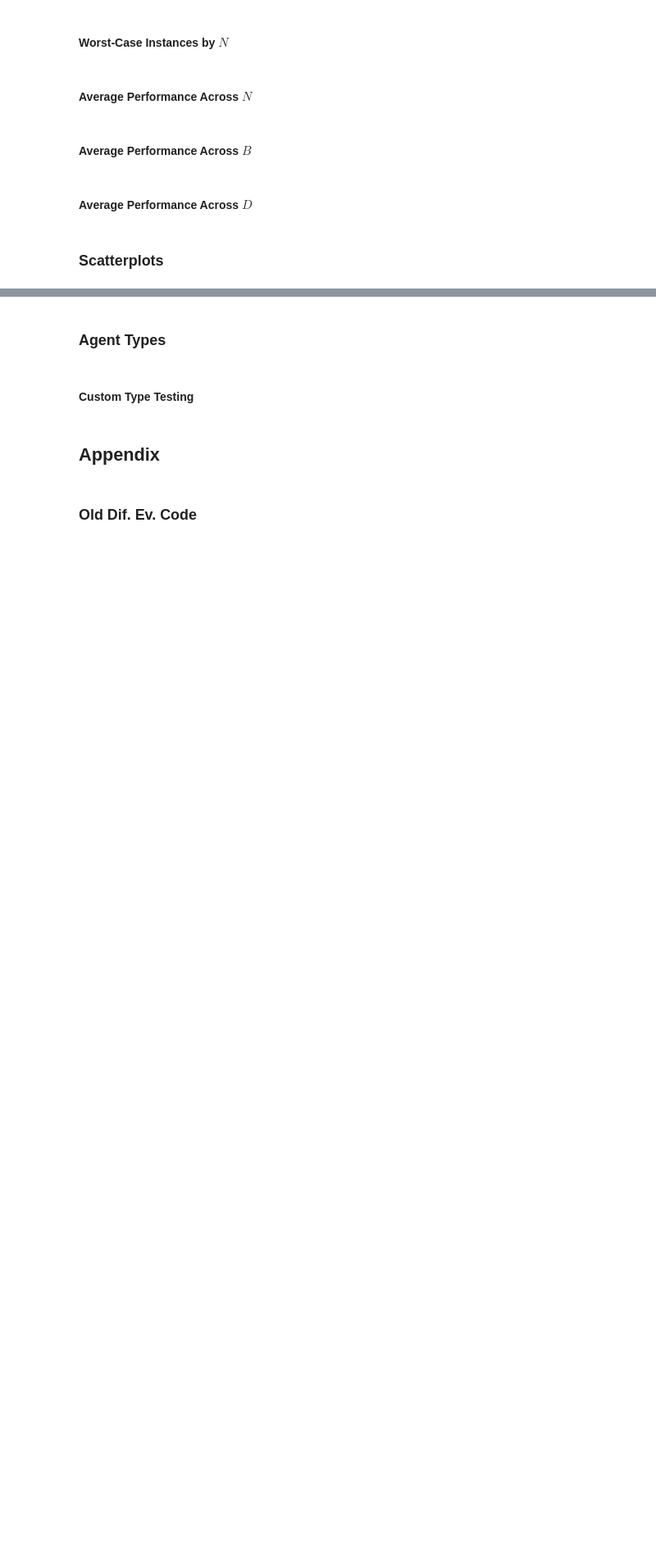
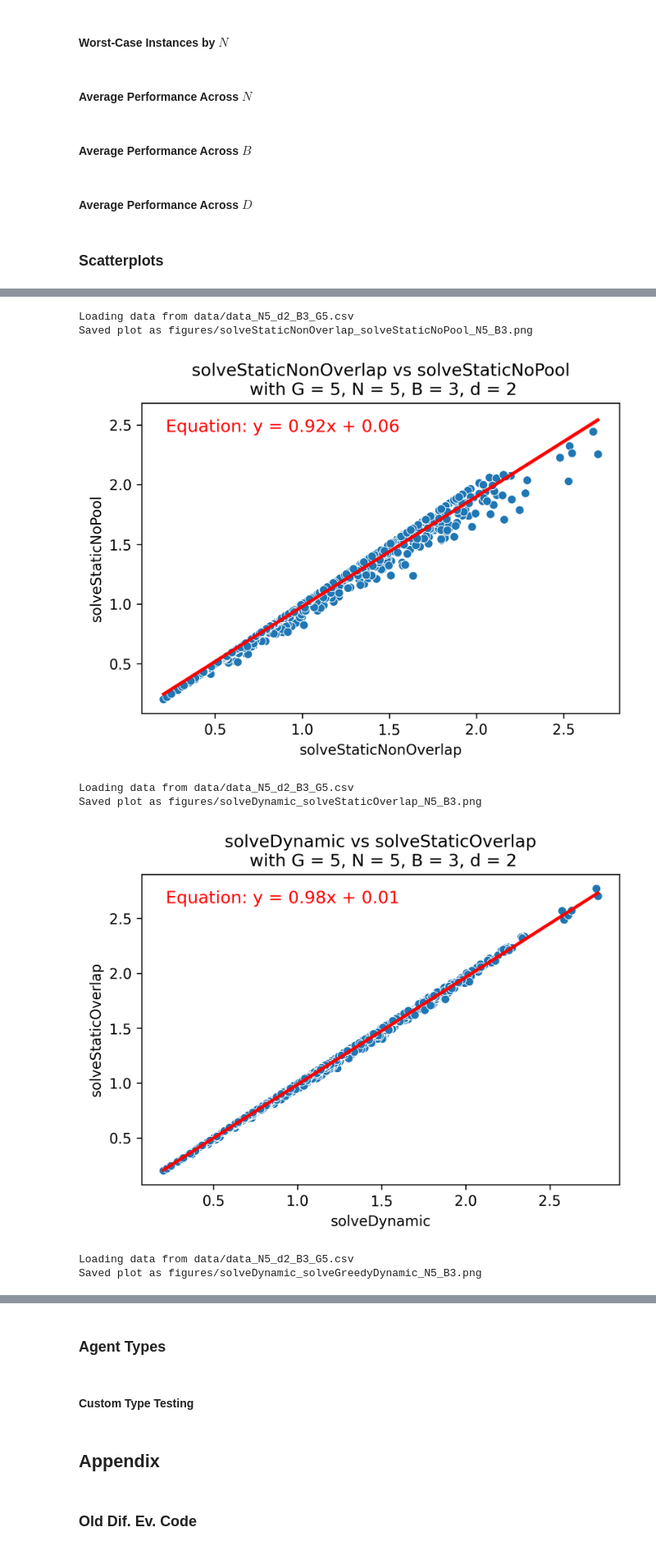
Before and after one commit to robtelloayala/pooled-testing, a Jupyter notebook: Pooled_Testing_Strategies.ipynb, the cells around one changed output, grey strips where cells are left out. Shown at 82% size. Saved outputs shown, nothing was run; the diff lists cells and outputs as text; code cells hidden in the pictures; blank space fills up the shorter version.

Commit message:
more samples

```diff
--- a/Pooled_Testing_Strategies.ipynb
+++ b/Pooled_Testing_Strategies.ipynb
@@ -813,10 +878,10 @@ def evaluate_model(model, agents):
 # %%
-num_samples = 10000  # Number of training samples
-B = 2
-N = 3
+num_samples = 100000  # Number of training samples
+B = 3
+N = 5
 G = N
 total_epochs = 1000  # Total number of epochs to train
-existing_epochs = 1000  # Set this to the number of epochs the existing model has been trained
+existing_epochs = 1000 # Set this to the number of epochs the existing model has been trained
 
 model = train_model(num_samples, B, total_epochs, G, N, existing_epochs)
 # %% [output]
@@ -825,6 +916,5 @@ Training complete. Model has already been trained for 1000 epochs.
 # %%
 def solveNN(agents, B, G):
-    model = train_model(num_samples, B, total_epochs, G, N, existing_epochs)
     predicted_output = evaluate_model(model, agents)
     predUtility = analyzeTree(boolean_list_to_tree(predicted_output, N), agents)
     return predUtility
@@ -1664,7 +1778,7 @@ data_path = 'data/data_N5_d2_B3_G5.csv'
 df = pd.read_csv(data_path)
 
 # Process each row to call solveNN on the agents and store the result in a new column
-df['solveNN'] = df['agents'].apply(lambda x: solveNN(ast.literal_eval(x), B = 3, G = 3))
+df['solveNN'] = df['agents'].apply(lambda x: solveNN(ast.literal_eval(x), B = 3, G = 5))
 
 # Save the updated DataFrame back to a new CSV file (or overwrite the existing one)
 df.to_csv('data/data_N5_d2_B3_G5.csv', index=False)
@@ -1696,34 +1810,47 @@ def plot_results(x_func, y_func, combo):
     model = LinearRegression()
     model.fit(df[[x_func.__name__]], df[y_func.__name__])
     slope = model.coef_[0]
     intercept = model.intercept_
 
     # Add labels, title, and equation
     plt.xlabel(x_func.__name__)
     plt.ylabel(y_func.__name__)
     plt.title(f'{x_func.__name__} vs {y_func.__name__}\n with G = {G}, N = {N}, B = {B}, d = {d}')
     plt.text(
         0.05, 0.95,
         f'Equation: y = {slope:.2f}x + {intercept:.2f}',
         transform=plt.gca().transAxes,
         fontsize=12,
         verticalalignment='top',
         color='red'
     )
 
     # Save the plot with the desired filename format
     save_filename = f"figures/{x_func.__name__}_{y_func.__name__}_N{N}_B{B}.png"
     plt.savefig(save_filename)
     print(f"Saved plot as {save_filename}")
 
     # Show plot
     plt.show()
 
 # Example combos to test the plotting function
-combos = [{'N': 5, 'd': 2, 'B': 3, 'G': 5}, {'N': 3, 'd': 2, 'B': 2, 'G': 3}]
+# combos = [{'N': 5, 'd': 2, 'B': 3, 'G': 5}, {'N': 3, 'd': 2, 'B': 2, 'G': 3}]
+combos = [{'N': 5, 'd': 2, 'B': 3, 'G': 5}]
 for combo in combos:
+    plot_results(solveStaticNonOverlap, solveStaticNoPool, combo)
     plot_results(solveDynamic, solveStaticOverlap, combo)
+    plot_results(solveDynamic, solveGreedyDynamic, combo)
+    plot_results(solveDynamic, maxUtil, combo)
     plot_results(solveStaticOverlap, solveStaticNonOverlap, combo)
-    plot_results(solveStaticNonOverlap, solveStaticNoPool, combo)
-    plot_results(solveDynamic, maxUtil, combo)
-    plot_results(solveDynamic, solveGreedyDynamic, combo)
+    plot_results(solveDynamic, solveNN, combo)
+    plot_results(solveStaticNonOverlap, solveNN, combo)
+    plot_results(solveStaticOverlap, solveNN, combo)
+# %% [output]
+Loading data from data/data_N5_d2_B3_G5.csv
+Saved plot as figures/solveStaticNonOverlap_solveStaticNoPool_N5_B3.png
+[figure, added]
+Loading data from data/data_N5_d2_B3_G5.csv
+Saved plot as figures/solveDynamic_solveStaticOverlap_N5_B3.png
+[figure, added]
+Loading data from data/data_N5_d2_B3_G5.csv
+Saved plot as figures/solveDynamic_solveGreedyDynamic_N5_B3.png
```
Also changed, not shown: parts of 16 cells of this notebook, 14 other files.
